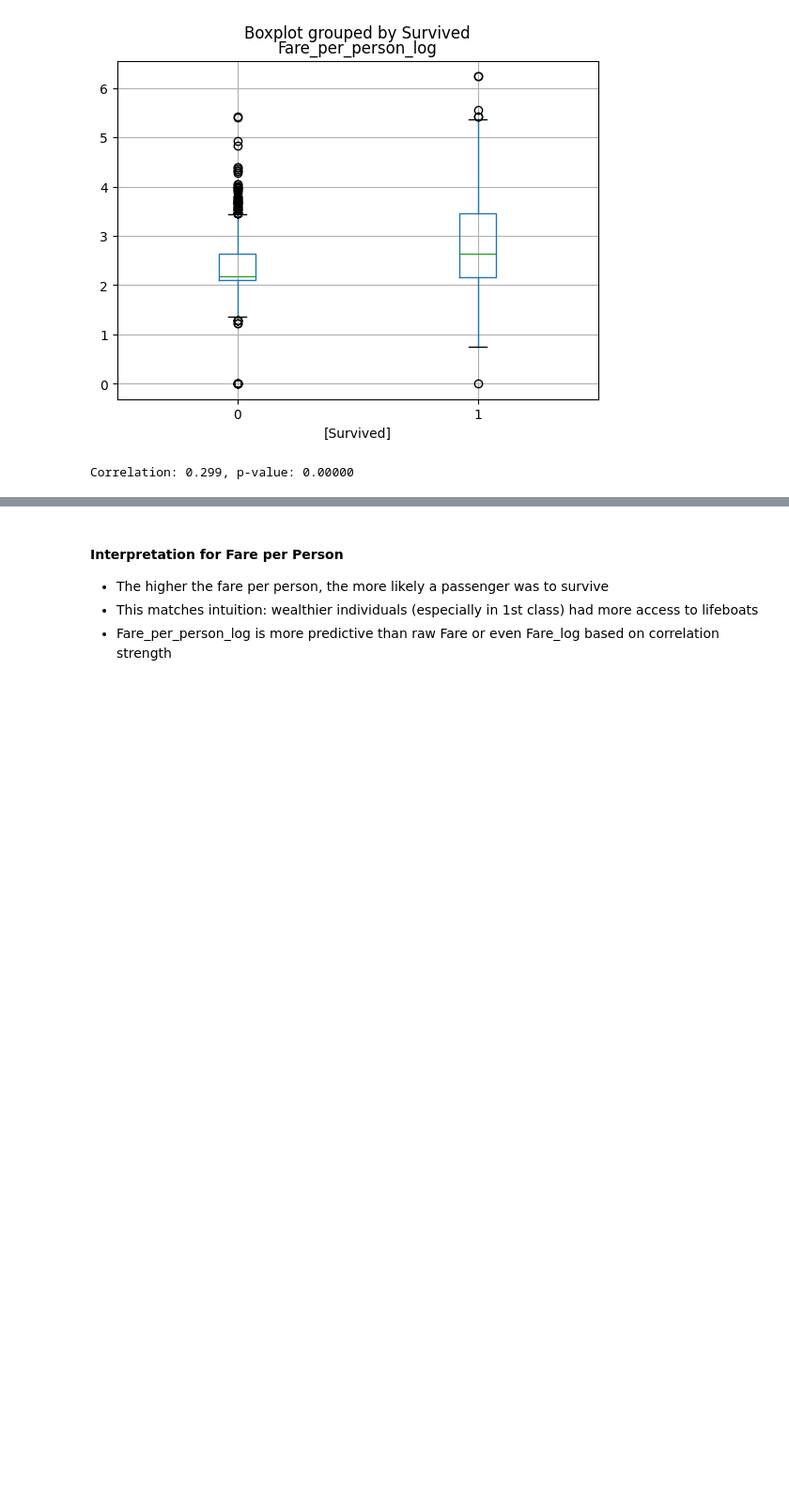
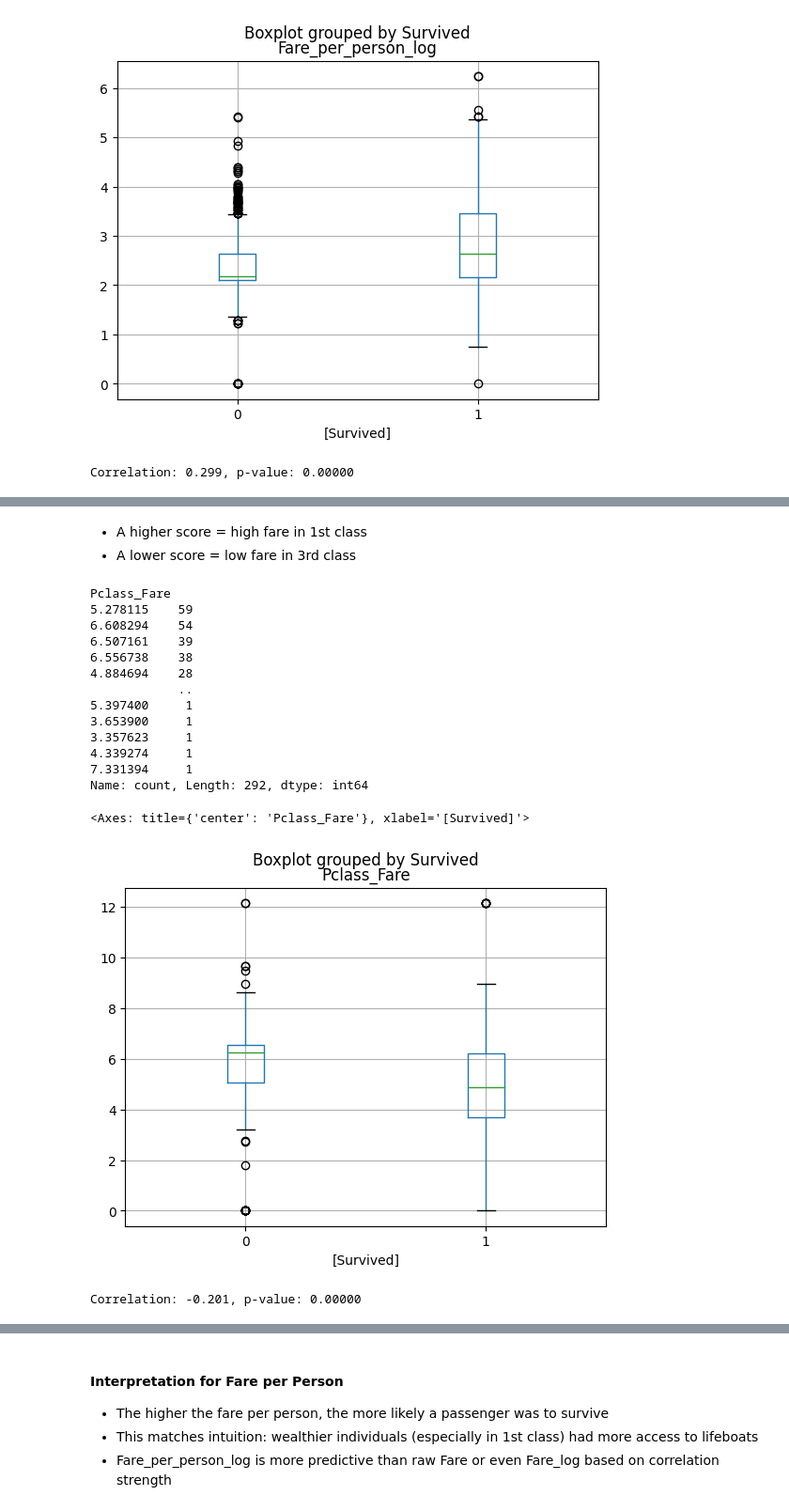
Before and after one commit to evan-gloria/titanic-survival-prediction, a Jupyter notebook: notebooks/Titanic_EDA.ipynb, the cells around one changed output, grey strips where cells are left out. Shown at 94% size. Cells and saved outputs as stored; diff of their text form; code cells hidden in the pictures; blank space fills up the shorter version.

```diff
--- a/notebooks/Titanic_EDA.ipynb
+++ b/notebooks/Titanic_EDA.ipynb
@@ -1075,7 +1006,13 @@ train['Fare_per_person'] = train['Fare'] / train['FamilySize']
 
 # Fill missing or infinite values
 train['Fare_per_person'] = train['Fare_per_person'].replace([np.inf, -np.inf], np.nan)
-train['Fare_per_person'] = train['Fare_per_person'].fillna(train['Fare_per_person'].median())
+
+# Fill missing Fare per person
+train['Fare_per_person'] = train.groupby(['Pclass', 'Sex'])['Fare_per_person'].transform(
+    lambda x: x.fillna(x.median())
+)
+
+#train['Fare_per_person'] = train['Fare_per_person'].fillna(train['Fare_per_person'].median())
 
 # Optional: log transform to normalize
 train['Fare_per_person_log'] = np.log(train['Fare_per_person'] + 1)
@@ -1092,0 +1036,35 @@ Correlation: 0.299, p-value: 0.00000
+# %%
+train['Pclass_Fare'] = train['Pclass'] * train['Fare_per_person_log']
+
+# Fill missing Pclass x Fare per person
+train['Pclass_Fare'] = train.groupby(['Pclass', 'Sex'])['Pclass_Fare'].transform(
+    lambda x: x.fillna(x.median())
+)
+# %% [markdown]
+- A higher score = high fare in 1st class
+- A lower score = low fare in 3rd class
+# %%
+print(train['Pclass_Fare'].value_counts())
+train[['Pclass_Fare', 'Survived']].boxplot(by='Survived')
+# %% [output]
+Pclass_Fare
+5.278115    59
+6.608294    54
+6.507161    39
+6.556738    38
+4.884694    28
+            ..
+5.397400     1
+3.653900     1
+3.357623     1
+4.339274     1
+7.331394     1
+Name: count, Length: 292, dtype: int64
+<Axes: title={'center': 'Pclass_Fare'}, xlabel='[Survived]'>
+[figure, added]
+# %%
+from scipy.stats import pointbiserialr
+corr, pval = pointbiserialr(train['Pclass_Fare'], train['Survived'])
+print(f"Correlation: {corr:.3f}, p-value: {pval:.5f}")
+# %% [output]
+Correlation: -0.201, p-value: 0.00000
```
Also changed, not shown: parts of 13 cells of this notebook, 9 other files.
